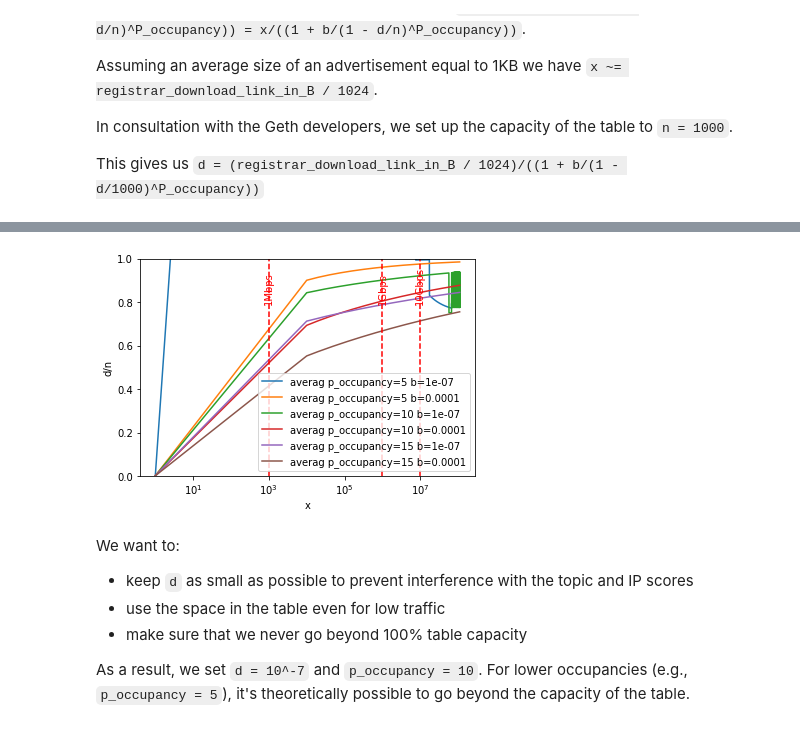
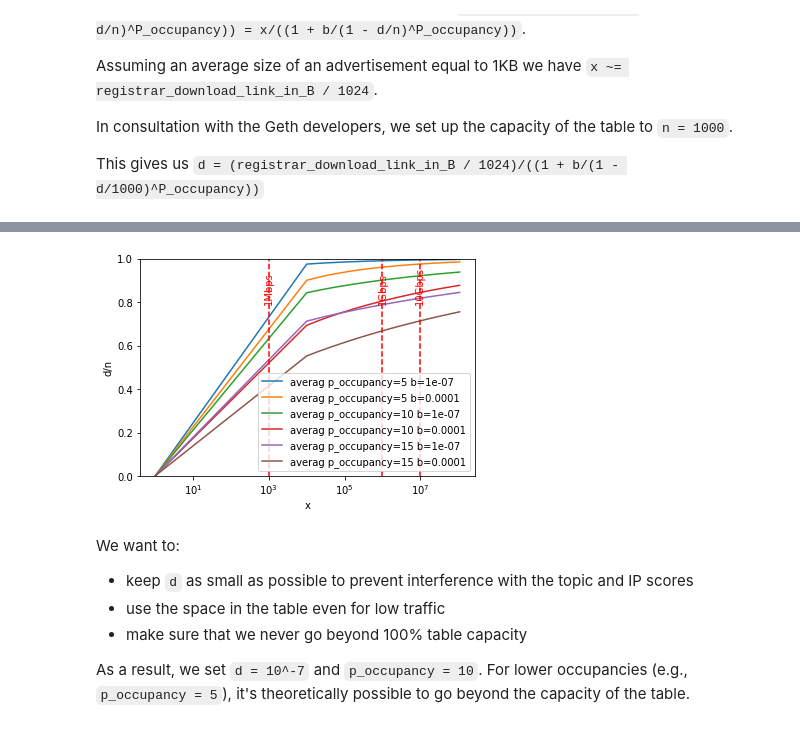
Before and after one commit to datahop/p2p-service-discovery, a Jupyter notebook: service-discovery/python/analysis_section.ipynb, the cells around one changed output, grey strips where cells are left out. Cells and saved outputs as stored; diff of their text form; code cells hidden in the pictures.

```diff
--- a/service-discovery/python/analysis_section.ipynb
+++ b/service-discovery/python/analysis_section.ipynb
@@ -35,7 +35,7 @@ for p_occupancy in [5, 10, 15]:
             d = np.linspace(0, 300, 300)
 
             # Use the numerical solver to find the roots
-            d_initial_guess = 0.5
+            d_initial_guess = 10
             d_solution = fsolve(func, d_initial_guess)
 
             x_vals.append(x)
@@ -62,4 +63,4 @@ plt.show()
-[figure, old version]
+[figure, new version]
 # %% [markdown]
 We want to:
 * keep `d` as small as possible to prevent interference with the topic and IP scores
```
Also changed, not shown: parts of 2 cells of this notebook.
